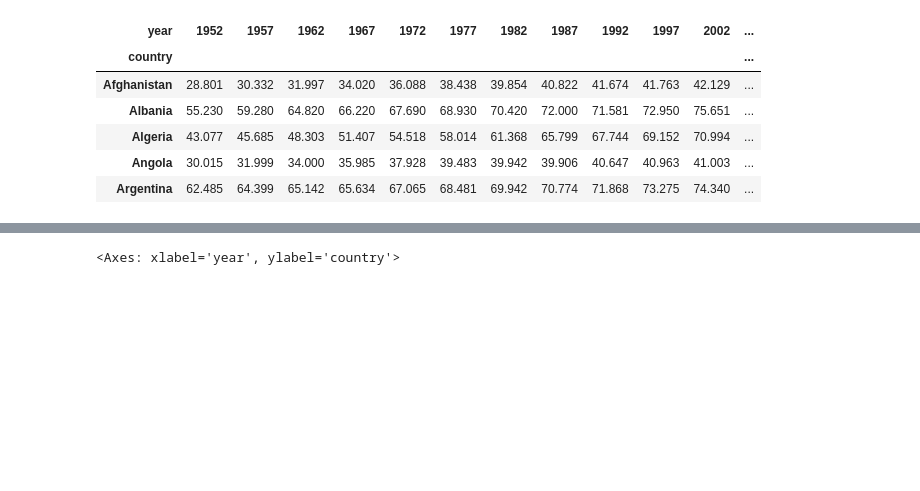
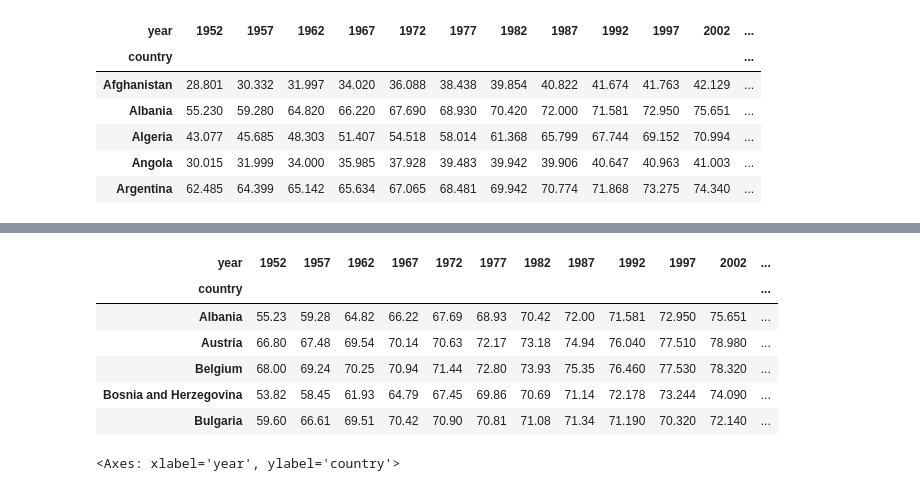
Before and after one commit to utkarshchouhan-dev/Python-Libraries, a Jupyter notebook: Seaborn/seaborn1.ipynb, the cells around one changed output, grey strips where cells are left out. Saved outputs shown, nothing was run; the diff lists cells and outputs as text; code cells hidden in the pictures; blank space fills up the shorter version.

```diff
--- a/Seaborn/seaborn1.ipynb
+++ b/Seaborn/seaborn1.ipynb
@@ -347,7 +347,16 @@ sns.heatmap(temp_df)
 # %%
 # annot parameter - to see the value as well
 
 temp_eu = gap[gap['continent'] == 'Europe'].pivot(index='country',columns='year',values='lifeExp')
+temp_eu.head()
+# %% [output]
+| year | 1952 | 1957 | 1962 | 1967 | 1972 | 1977 | 1982 | 1987 | 1992 | 1997 | 2002 | ... |
+| country |  |  |  |  |  |  |  |  |  |  |  | ... |
+| Albania | 55.23 | 59.28 | 64.82 | 66.22 | 67.69 | 68.93 | 70.42 | 72.00 | 71.581 | 72.950 | 75.651 | ... |
+| Austria | 66.80 | 67.48 | 69.54 | 70.14 | 70.63 | 72.17 | 73.18 | 74.94 | 76.040 | 77.510 | 78.980 | ... |
+| Belgium | 68.00 | 69.24 | 70.25 | 70.94 | 71.44 | 72.80 | 73.93 | 75.35 | 76.460 | 77.530 | 78.320 | ... |
+| Bosnia and Herzegovina | 53.82 | 58.45 | 61.93 | 64.79 | 67.45 | 69.86 | 70.69 | 71.14 | 72.178 | 73.244 | 74.090 | ... |
+| Bulgaria | 59.60 | 66.61 | 69.51 | 70.42 | 70.90 | 70.81 | 71.08 | 71.34 | 71.190 | 70.320 | 72.140 | ... |
 # %%
 plt.figure(figsize=(15,15)) # always change the size before generating the graph
 
```
Also changed, not shown: parts of 1 cell of this notebook, 1 other file.
